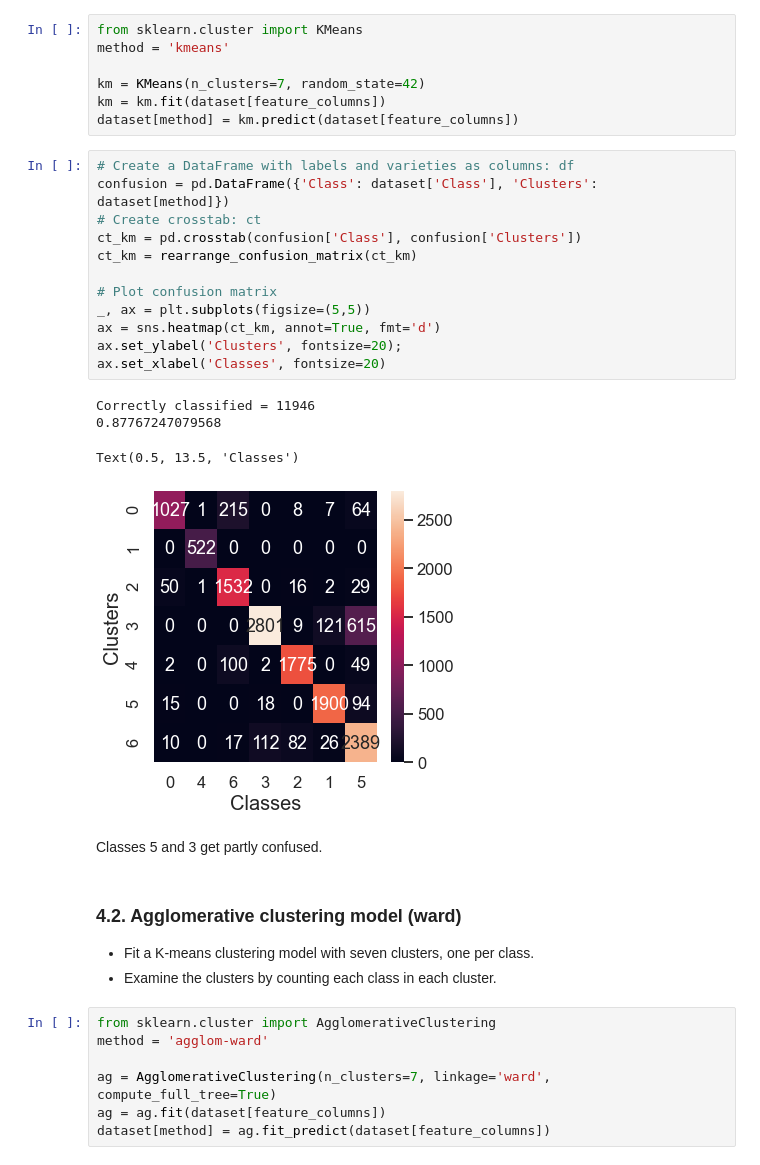
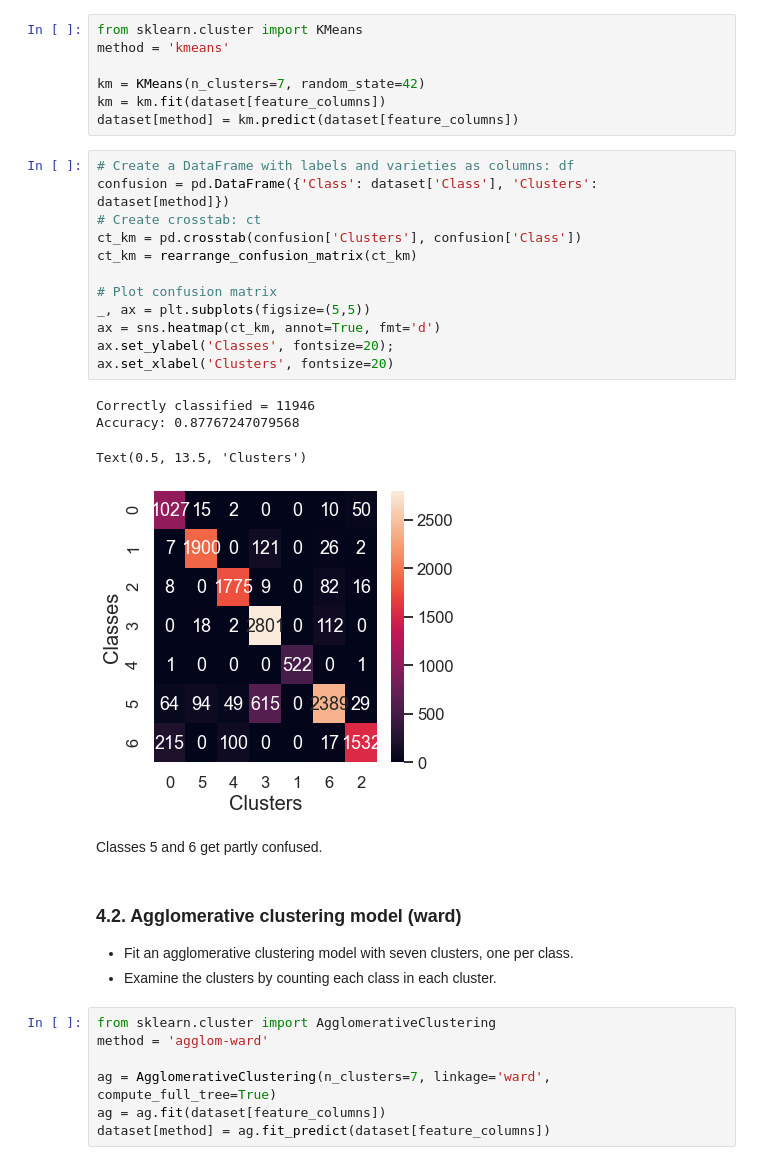
Before and after one commit to josegarban/retail_data_analytics, a Jupyter notebook: beans-Copy2.ipynb, the cells around one changed output. Drawn from its saved outputs; the diff is of its cells as text.

```diff
--- a/beans-Copy2.ipynb
+++ b/beans-Copy2.ipynb
@@ -381,25 +380,25 @@ dataset[method] = km.predict(dataset[feature_columns])
 # %%
 # Create a DataFrame with labels and varieties as columns: df
 confusion = pd.DataFrame({'Class': dataset['Class'], 'Clusters': dataset[method]})
 # Create crosstab: ct
-ct_km = pd.crosstab(confusion['Class'], confusion['Clusters'])
+ct_km = pd.crosstab(confusion['Clusters'], confusion['Class'])
 ct_km = rearrange_confusion_matrix(ct_km)
 
 # Plot confusion matrix
 _, ax = plt.subplots(figsize=(5,5))
 ax = sns.heatmap(ct_km, annot=True, fmt='d')
-ax.set_ylabel('Clusters', fontsize=20);
-ax.set_xlabel('Classes', fontsize=20)
+ax.set_ylabel('Classes', fontsize=20);
+ax.set_xlabel('Clusters', fontsize=20)
 # %% [output]
 Correctly classified = 11946
-0.87767247079568
+Accuracy: 0.87767247079568
-Text(0.5, 13.5, 'Classes')
+Text(0.5, 13.5, 'Clusters')
-[figure, old version]
+[figure, new version]
 # %% [markdown]
-Classes 5 and 3 get partly confused.
+Classes 5 and 6 get partly confused.
 # %% [markdown]
 ### 4.2. Agglomerative clustering model (ward)
-- Fit a K-means clustering model with seven clusters, one per class.
+- Fit an agglomerative clustering model with seven clusters, one per class.
 - Examine the clusters by counting each class in each cluster.
 # %%
 from sklearn.cluster import AgglomerativeClustering
```
Also changed, not shown: parts of 23 cells of this notebook.
